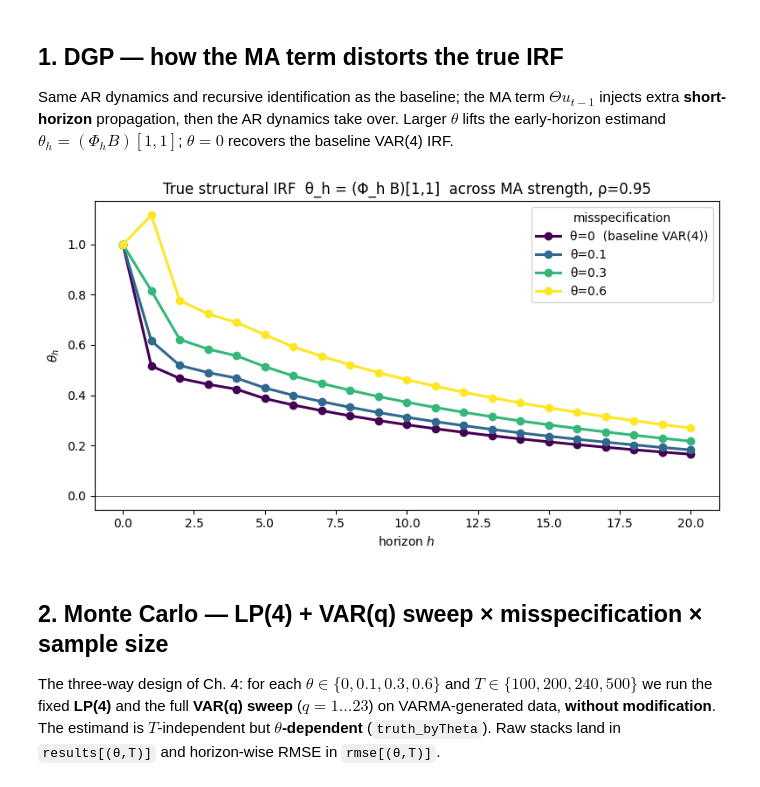
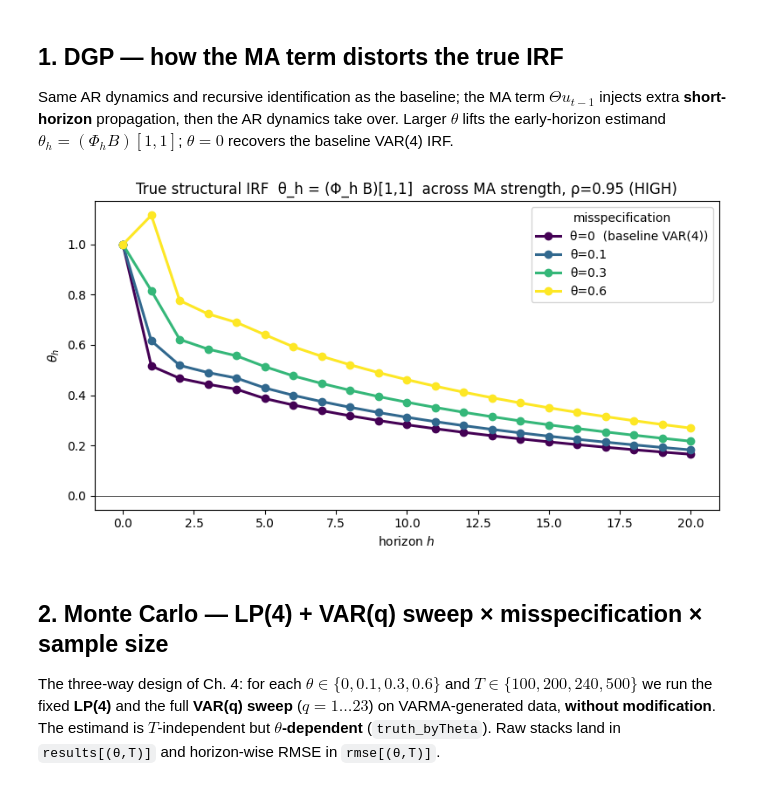
Before and after one commit to Aaron030/Monte_Carlo-LP_vs_VAR, a Jupyter notebook: experiments/Extension_Dynamic_MisSpec.ipynb, the cells around one changed output. Cells and saved outputs as stored; diff of their text form; code cells hidden in the pictures.

```diff
--- a/experiments/Extension_Dynamic_MisSpec.ipynb
+++ b/experiments/Extension_Dynamic_MisSpec.ipynb
@@ -18,8 +18,15 @@ from mcsim.estimators import estimate_lp_irf, estimate_var_irf
 from mcsim.simulation import MCConfig, run
 # %% [markdown]
 ## 0. Set up model parameters
+# %%
+# Define the persistence scenario to run. Can be "LOW" (rho = 0.5), "MID" (rho = 0.7), "High" (rho = 0.95)
+Scenario = "HIGH"
 # %%
-P, H, RHO = 4, 20, 0.95          # Rho in {0.5, 0.7, 0.95}; run the file once per persistence
+P = 4
+H= 20
+RHO_SCENARIO = {"LOW": 0.5, "MID": 0.7, "HIGH": 0.95}
+RHO = RHO_SCENARIO[Scenario]                                          # Rho in {0.5, 0.7, 0.95}
+
 T = [100, 200, 240, 500]
 THETAS = [0.0, 0.1, 0.3, 0.6]    # MA misspecification strength (theta=0 nests baseline VAR(4))
 T_SHOW = 500                     # sample size used for the per-theta diagnostic panels
@@ -44,19 +51,21 @@ Same AR dynamics and recursive identification as the baseline; the MA term $\The
 # %%
 # True structural IRFs (no estimation) for each misspecification strength
 hgrid = np.arange(H + 1)
 truth_byTheta = {th: varma_irf(DGPS[th], H) for th in THETAS}
 
 cth = {th: plt.cm.viridis(i / max(len(THETAS) - 1, 1)) for i, th in enumerate(THETAS)}
 fig, ax = plt.subplots(figsize=(8, 4.5))
 for th in THETAS:
     lab = "θ=0  (baseline VAR(4))" if th == 0 else f"θ={th}"
     ax.plot(hgrid, truth_byTheta[th], "o-", lw=2.2, color=cth[th], label=lab)
 ax.axhline(0, color="k", lw=0.5)
-ax.set_title(f"True structural IRF  θ_h = (Φ_h B)[1,1]  across MA strength, ρ={RHO}")
+ax.set_title(f"True structural IRF  θ_h = (Φ_h B)[1,1]  across MA strength, ρ={RHO} ({Scenario})")
 ax.set_xlabel("horizon $h$"); ax.set_ylabel(r"$\theta_h$"); ax.legend(title="misspecification")
-fig.tight_layout(); plt.show()
+fig.tight_layout()
+plt.savefig(f"../figures/Dynamic_MisSpec/{Scenario}_TRUE_IRF.png")
+plt.show()
 # %% [output]
-[figure, old version]
+[figure, new version]
 # %% [markdown]
 ## 2. Monte Carlo — LP(4) + VAR(q) sweep × misspecification × sample size
 
```
Also changed, not shown: parts of 7 cells of this notebook.
